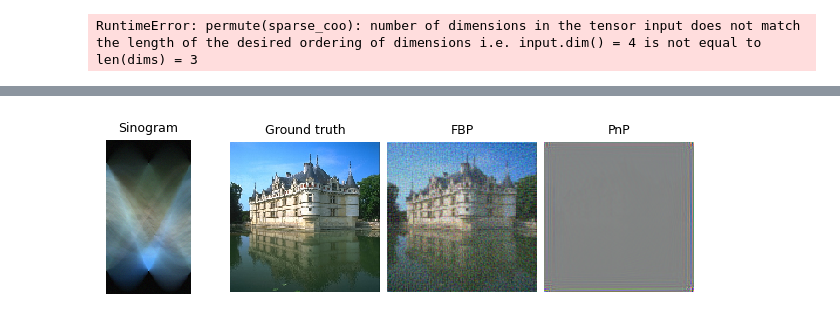
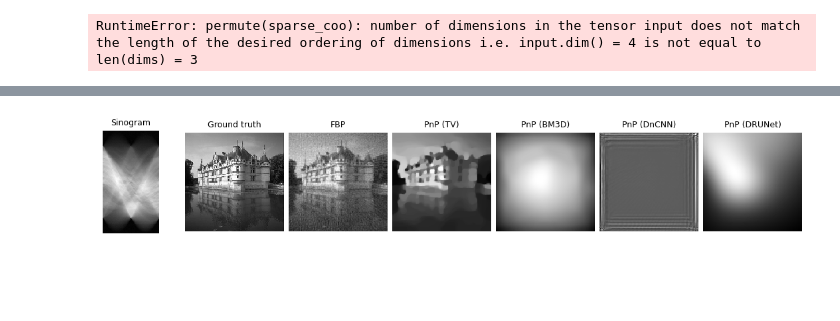
Before and after one commit to Amino21786/TfRPnP, a Jupyter notebook: NaturalCTPnP.ipynb, the cells around one changed output, grey strips where cells are left out. Drawn from its saved outputs; the diff is of its cells as text; code cells hidden in the pictures; blank space fills up the shorter version.

Commit message:
Update ipynb notebooks
MNIST - substantial work
Natural images
Phantom same ones there

```diff
--- a/NaturalCTPnP.ipynb
+++ b/NaturalCTPnP.ipynb
@@ -27,6 +40,6 @@ img.reshape(1, 1, 2048, 1536)
 # %%
 url = get_image_url("CBSD_0010.png")
-x1 = load_url_image(url, grayscale = False).to(device)
+x1 = load_url_image(url, grayscale = True).to(device)
 x = torch.tensor(x1, device=device, dtype=torch.float)
 x = torch.nn.functional.interpolate(x, size=(128, 128))
 img_size = x.shape[1:]
@@ -42,7 +55,7 @@ radon = dinv.physics.Tomography(
     img_width = img_size[-1],
     angles = 100,
     device = device,
-    noise_model = dinv.physics.GaussianNoise(sigma = 1)
+    noise_model = dinv.physics.GaussianNoise(sigma = noise_level)
 )
 # %%
 y = radon(x)
@@ -72,0 +99,4 @@ dncnn = DnCNN(
+# %%
+priorbm3d = PnP(denoiser = bm3dprior)
+prior1 = PnP(denoiser = dncnn)
+prior2 = PnP(denoiser = drunet)
@@ -164,5 +160,5 @@ NameError: name 'model1' is not defined
 # %%
-x_model1, metrics1 = model(y, radon, x_gt = x, compute_metrics = True)
-#x_model2, metrics2 = model2(y, radon, x_gt = x, compute_metrics = True)
-#x_model3, metrics3 = model3(y, radon, x_gt = x, compute_metrics = True)
-#\x_model4, metrics4 = model4(y, radon, x_gt = x, compute_metrics = True)
+x_model1, metrics1 = model1(y, radon, x_gt = x, compute_metrics = True)
+x_model2, metrics2 = model2(y, radon, x_gt = x, compute_metrics = True)
+x_model3, metrics3 = model3(y, radon, x_gt = x, compute_metrics = True)
+x_modelbm3d, metricsbm3d = modelbm3d(y, radon, x_gt = x, compute_metrics = True)
@@ -173,5 +198,5 @@ plot_psnrs_residuals(metrics1, 'DnCNN')
 # %%
-imgs = [y, x, fbp, x_model1]
-plot(imgs, titles = ["Sinogram", "Ground truth", "FBP", "PnP"])
+imgs = [y, x, fbp, x_model1, x_modelbm3d, x_model2, x_model3]
+plot(imgs, titles = ["Sinogram", "Ground truth", "FBP", "PnP (TV)", "PnP (BM3D)", "PnP (DnCNN)", "PnP (DRUNet)"])
 # %% [output]
-[figure, old version]
+[figure, new version]
```
Also changed, not shown: parts of 10 cells of this notebook, 14 other files.
